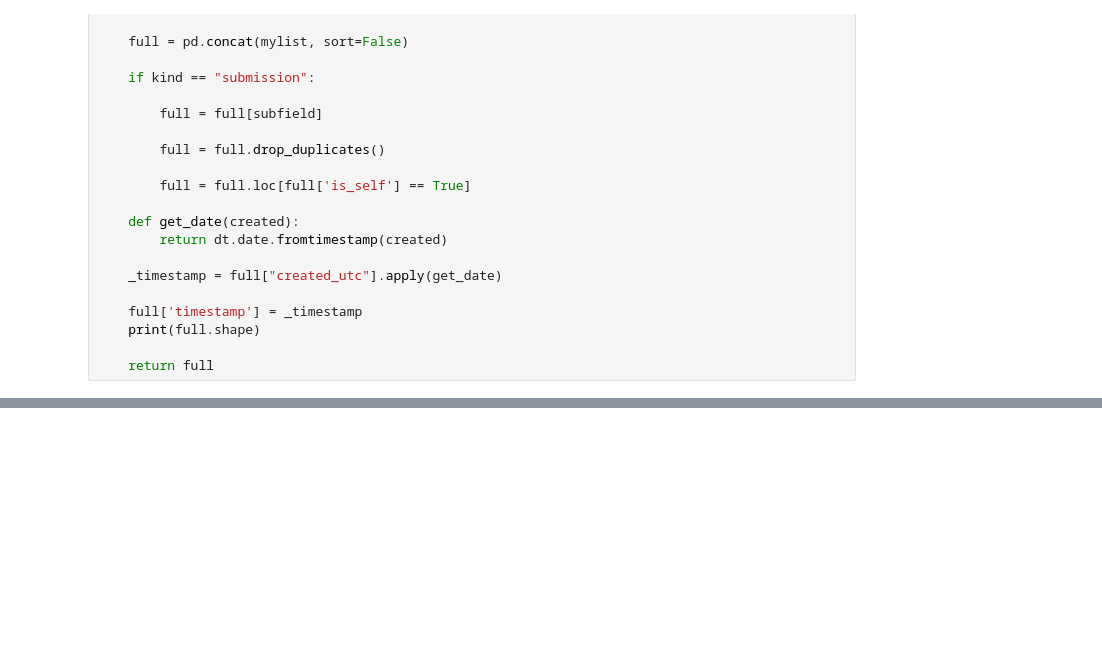
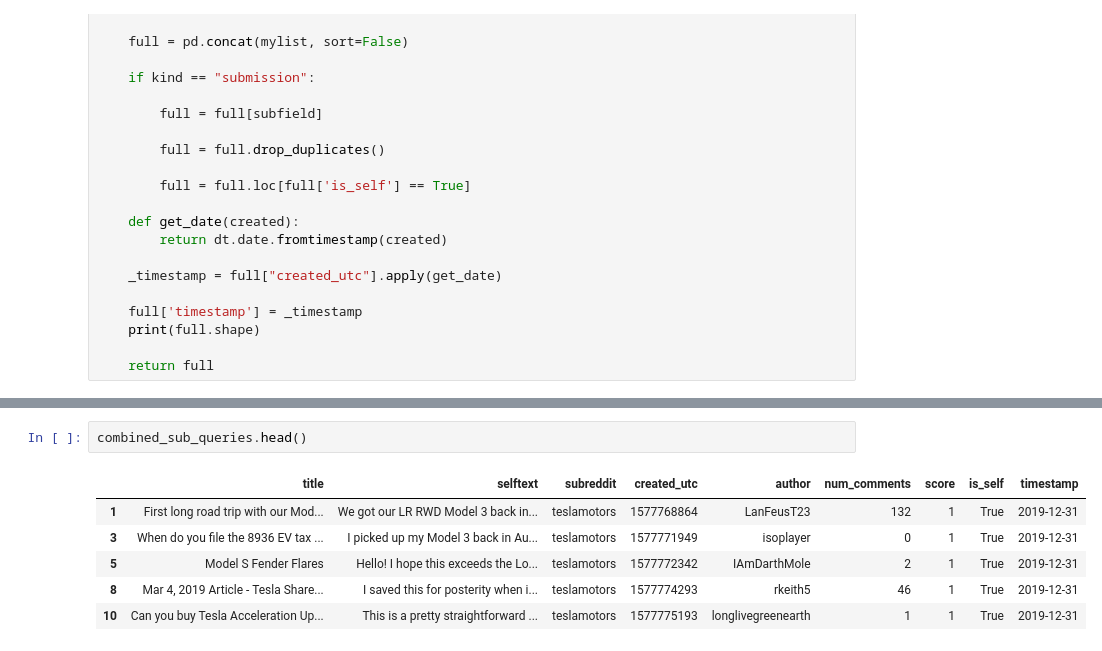
Before and after one commit to LexLau/Classifying-subreddit-cars-vs-teslamotors-with-NLP, a Jupyter notebook: Project_3_Web_APIs_&_NLP.ipynb, the cells around one changed output, grey strips where cells are left out. Drawn from its saved outputs; the diff is of its cells as text; blank space fills up the shorter version.

```diff
--- a/Project_3_Web_APIs_&_NLP.ipynb
+++ b/Project_3_Web_APIs_&_NLP.ipynb
@@ -291,0 +143,9 @@ query_load.head()
+# %%
+combined_sub_queries.head()
+# %% [output]
+|  | title | selftext | subreddit | created_utc | author | num_comments | score | is_self | timestamp |
+| 1 | First long road trip with our Mod... | We got our LR RWD Model 3 back in... | teslamotors | 1577768864 | LanFeusT23 | 132 | 1 | True | 2019-12-31 |
+| 3 | When do you file the 8936 EV tax ... | I picked up my Model 3 back in Au... | teslamotors | 1577771949 | isoplayer | 0 | 1 | True | 2019-12-31 |
+| 5 | Model S Fender Flares | Hello! I hope this exceeds the Lo... | teslamotors | 1577772342 | IAmDarthMole | 2 | 1 | True | 2019-12-31 |
+| 8 | Mar 4, 2019 Article - Tesla Share... | I saved this for posterity when i... | teslamotors | 1577774293 | rkeith5 | 46 | 1 | True | 2019-12-31 |
+| 10 | Can you buy Tesla Acceleration Up... | This is a pretty straightforward ... | teslamotors | 1577775193 | longlivegreenearth | 1 | 1 | True | 2019-12-31 |
```
Also changed, not shown: parts of 97 cells of this notebook, 2 other files.
